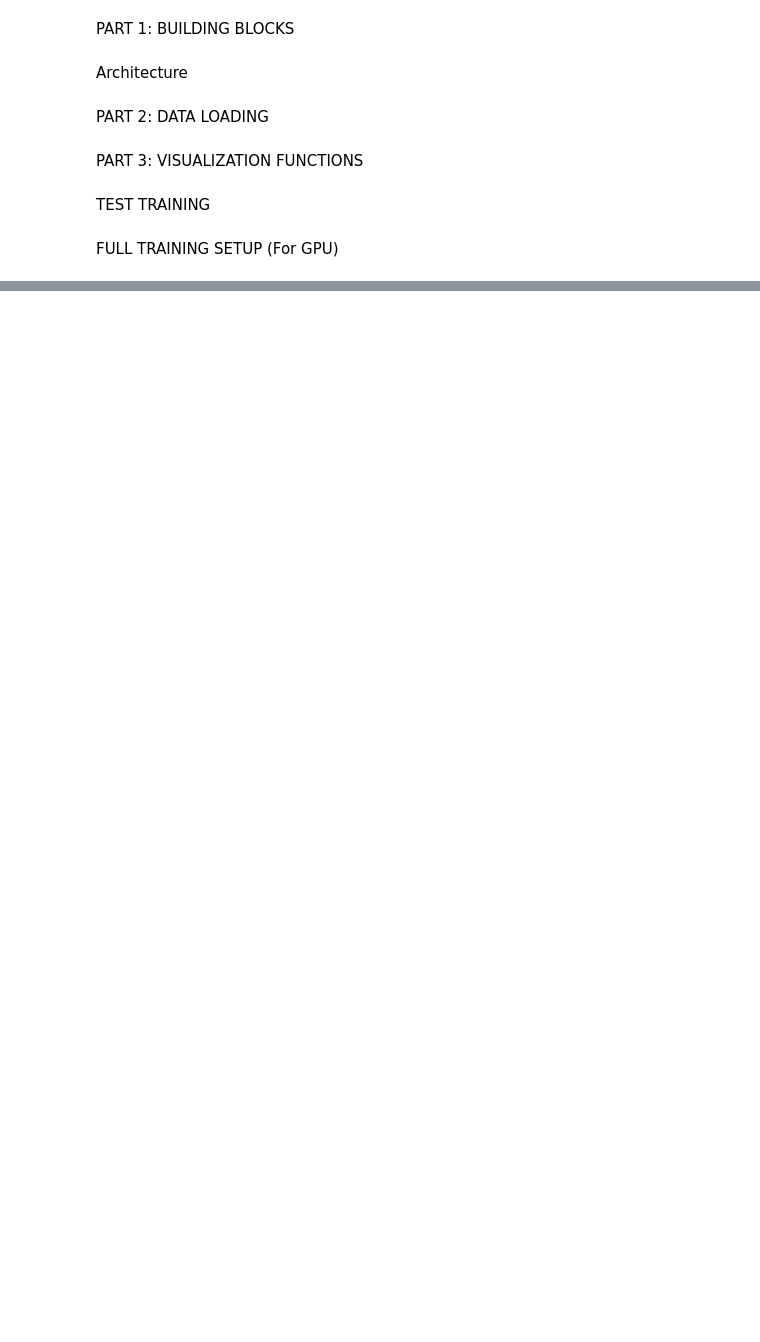
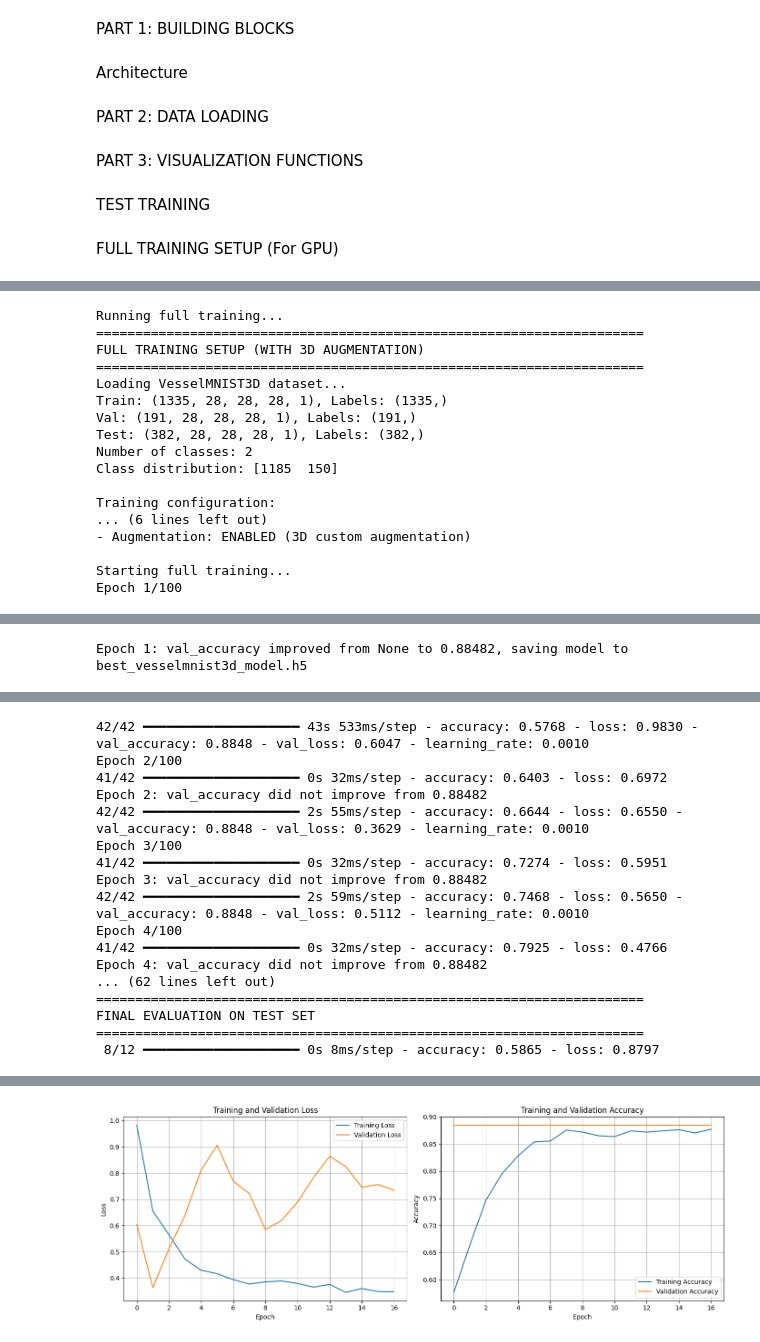
Before and after one commit to abtonmoy/CSC338_final_project, a Jupyter notebook: main_training.ipynb, the cells around one changed output, grey strips where cells are left out. Drawn from its saved outputs; the diff is of its cells as text; code cells hidden in the pictures; blank space fills up the shorter version.

```diff
--- a/main_training.ipynb
+++ b/main_training.ipynb
@@ -569,4 +648,22 @@ model, history = quick_test_training()
 # %%
 #Full training
-# print("Running full training...")
-# model, history = full_training_setup()
+print("Running full training...")
+model, history = full_training_setup()
+# %% [output]
+Running full training...
+======================================================================
+FULL TRAINING SETUP (WITH 3D AUGMENTATION)
+======================================================================
+Loading VesselMNIST3D dataset...
+Train: (1335, 28, 28, 28, 1), Labels: (1335,)
+Val: (191, 28, 28, 28, 1), Labels: (191,)
+Test: (382, 28, 28, 28, 1), Labels: (382,)
+Number of classes: 2
+Class distribution: [1185  150]
+
+Training configuration:
+... (6 lines left out)
+- Augmentation: ENABLED (3D custom augmentation)
+
+Starting full training...
+Epoch 1/100
@@ -572,0 +691 @@ model, history = quick_test_training()
+Epoch 1: val_accuracy improved from None to 0.88482, saving model to best_vesselmnist3d_model.h5
@@ -572,0 +693,17 @@ model, history = quick_test_training()
+42/42 ━━━━━━━━━━━━━━━━━━━━ 43s 533ms/step - accuracy: 0.5768 - loss: 0.9830 - val_accuracy: 0.8848 - val_loss: 0.6047 - learning_rate: 0.0010
+Epoch 2/100
+41/42 ━━━━━━━━━━━━━━━━━━━━ 0s 32ms/step - accuracy: 0.6403 - loss: 0.6972
+Epoch 2: val_accuracy did not improve from 0.88482
+42/42 ━━━━━━━━━━━━━━━━━━━━ 2s 55ms/step - accuracy: 0.6644 - loss: 0.6550 - val_accuracy: 0.8848 - val_loss: 0.3629 - learning_rate: 0.0010
+Epoch 3/100
+41/42 ━━━━━━━━━━━━━━━━━━━━ 0s 32ms/step - accuracy: 0.7274 - loss: 0.5951
+Epoch 3: val_accuracy did not improve from 0.88482
+42/42 ━━━━━━━━━━━━━━━━━━━━ 2s 59ms/step - accuracy: 0.7468 - loss: 0.5650 - val_accuracy: 0.8848 - val_loss: 0.5112 - learning_rate: 0.0010
+Epoch 4/100
+41/42 ━━━━━━━━━━━━━━━━━━━━ 0s 32ms/step - accuracy: 0.7925 - loss: 0.4766
+Epoch 4: val_accuracy did not improve from 0.88482
+... (62 lines left out)
+======================================================================
+FINAL EVALUATION ON TEST SET
+======================================================================
+ 8/12 ━━━━━━━━━━━━━━━━━━━━ 0s 8ms/step - accuracy: 0.5865 - loss: 0.8797
@@ -572,0 +716 @@ model, history = quick_test_training()
+[figure, added]
```
Also changed, not shown: parts of 9 cells of this notebook, 5 other files.
